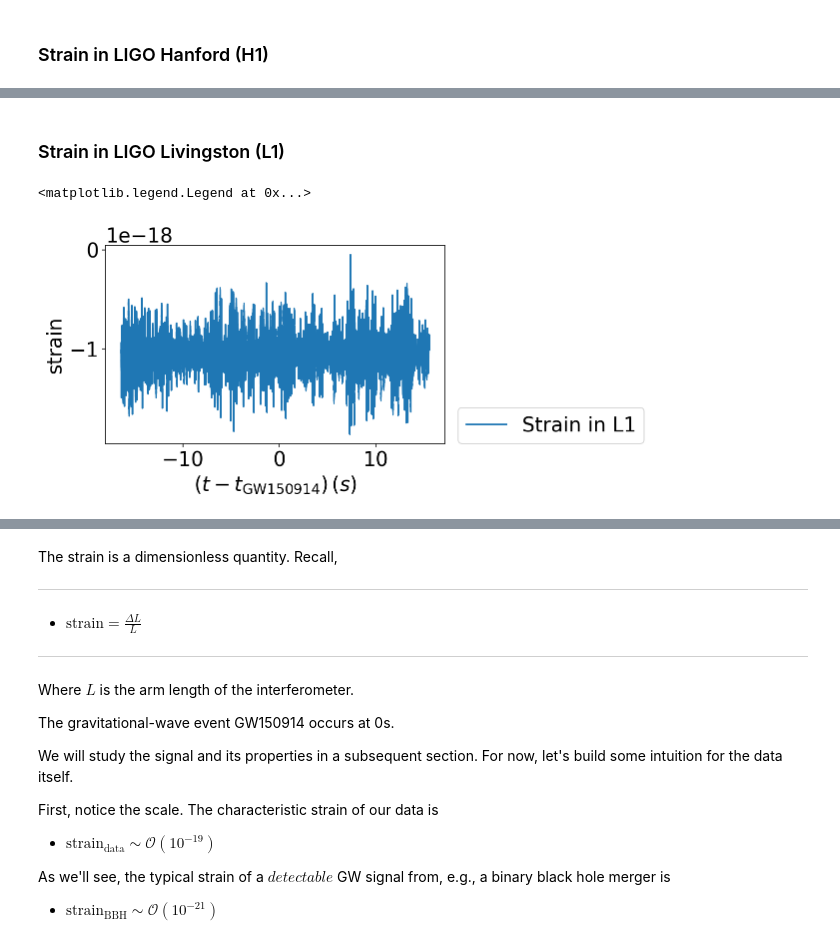
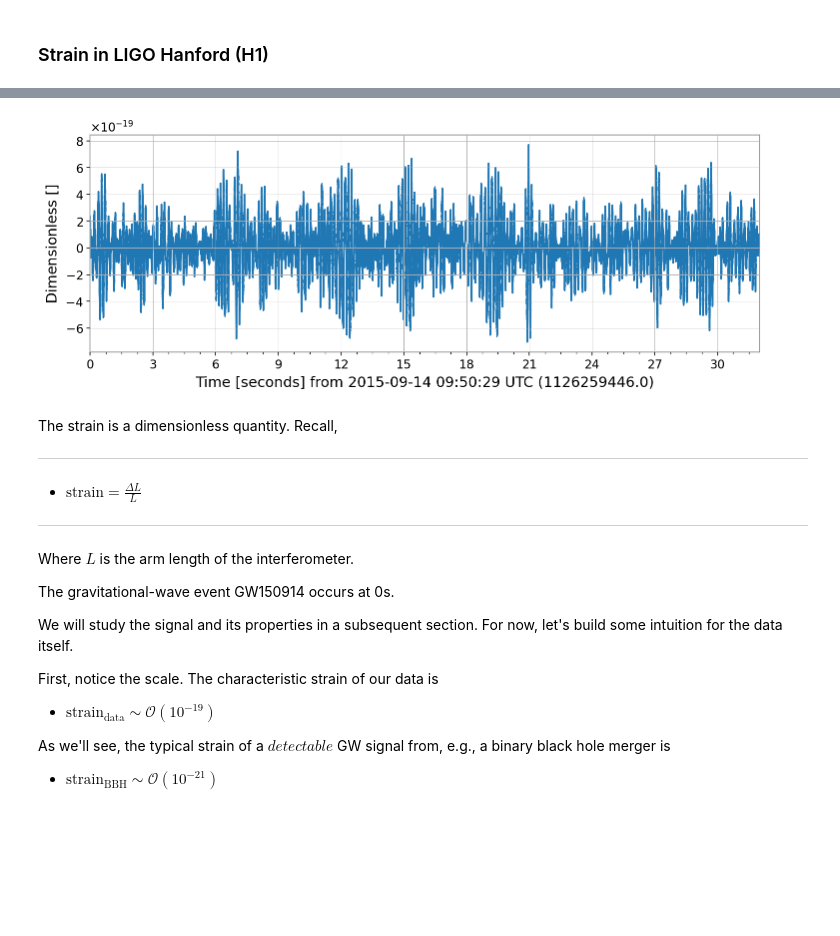
Before and after one commit to rory-smith/Lectures-on-inference-in-GW-astronomy, a Jupyter notebook: Lecture_1_Intro_to_LIGO_data_and_signals_adelaide.ipynb, the cells around one changed output, grey strips where cells are left out. Cells and saved outputs as stored; diff of their text form; code cells hidden in the pictures; blank space fills up the shorter version.

```diff
--- a/Lecture_1_Intro_to_LIGO_data_and_signals_adelaide.ipynb
+++ b/Lecture_1_Intro_to_LIGO_data_and_signals_adelaide.ipynb
@@ -267,0 +302,17 @@ L1strain = data['L1_data']
+# %%
+# -- Set a GPS time:
+t0 = 1126259462.4    # -- GW150914
+
+#-- Choose detector as H1, L1, or V1
+detector = 'H1'
+
+
+
+from gwosc.locate import get_urls
+url = get_urls(detector, t0, t0)[-1]
+
+print('Downloading: ' , url)
+fn = os.path.basename(url)
+with open(fn,'wb') as strainfile:
+    straindata = requests.get(url)
+    strainfile.write(straindata.content)
@@ -279,10 +323,7 @@ plt.xlim(-16,16)
-# %% [markdown]
-### Strain in LIGO Livingston (L1)
-# %%
-plt.plot(times, L1strain,label='Strain in L1')
-plt.xlabel('$(t - t_{\mathrm{GW150914}})\, (s)$')
-plt.ylabel("strain")
-plt.legend(loc=(1.04,0))
-# %% [output]
-<matplotlib.legend.Legend at 0x...>
-[figure, removed]
+# %%
+# -- Read strain data
+strain = TimeSeries.read(fn,format='hdf5.losc')
+center = int(t0)
+strain = strain.crop(center-16, center+16)
+fig1 = strain.plot()
+# %% [output]
@@ -289,3 +332,4 @@ plt.legend(loc=(1.04,0))
+[figure, added]
 # %% [markdown]
 The strain is a dimensionless quantity. Recall,
 
```
Also changed, not shown: parts of 17 cells of this notebook.
